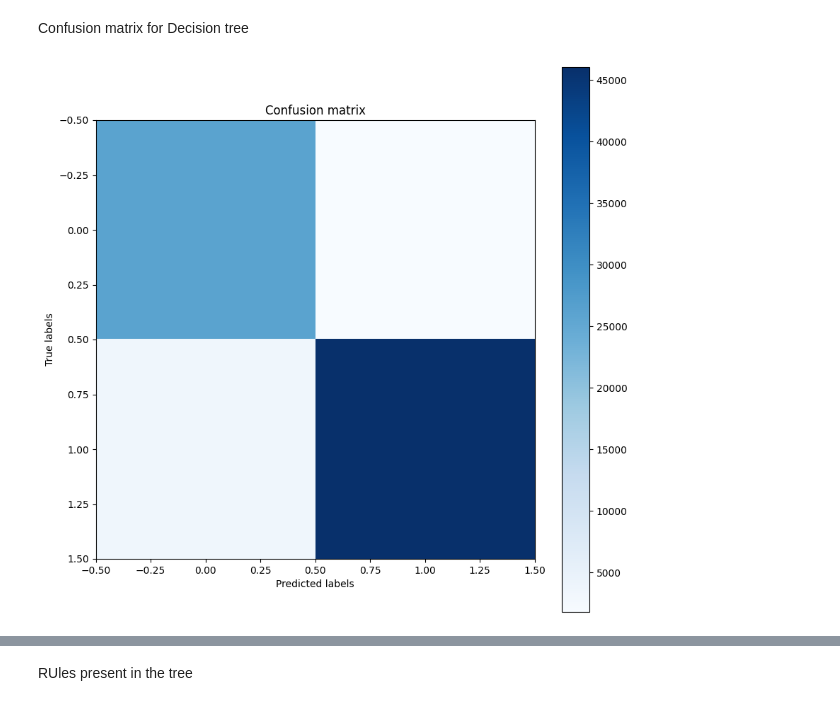
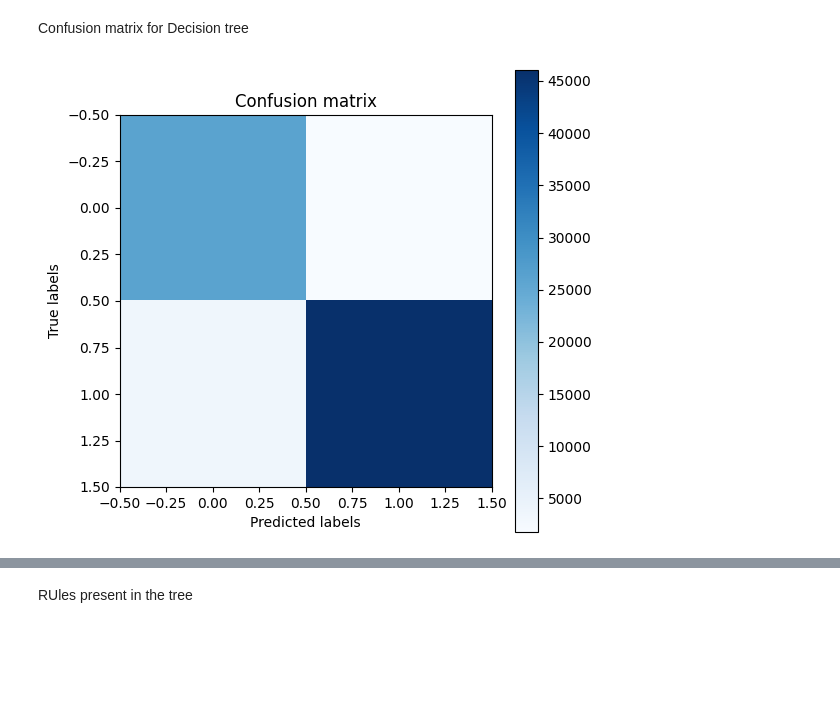
Before and after one commit to Abugahh/Detecting-Networks-Anomaly-using-ML, a Jupyter notebook: Project.ipynb, the cells around one changed output, grey strips where cells are left out. Saved outputs shown, nothing was run; the diff lists cells and outputs as text; code cells hidden in the pictures; blank space fills up the shorter version.

Commit message:
splitting headache

```diff
--- a/Project.ipynb
+++ b/Project.ipynb
@@ -254,7 +324,9 @@ y = df['label'].values
 X_train, X_test, y_train, y_test = train_test_split(X, y, test_size=0.3, random_state=11)
 
 # Create a decision tree model
-dt = DecisionTreeClassifier(max_depth=10, criterion='gini', random_state=11)
+dt = DecisionTreeClassifier(max_depth=2, criterion='gini', random_state=11 , min_samples_leaf=1 ,min_samples_split=2)
+
+#'criterion': 'gini', 'max_depth': 2, 'min_samples_leaf': 1, 'min_samples_split': 2
 
 # Fit the model to the training data
 dt.fit(X_train, y_train)
@@ -303,21 +433,21 @@ Confusion matrix for Decision tree
 # %%
 # Import modules
 from sklearn.metrics import confusion_matrix
 import matplotlib.pyplot as plt
 
 # Make predictions on the test data
 y_pred = dt.predict(X_test)
 
 # Create a confusion matrix
 cm = confusion_matrix(y_test, y_pred)
 
 # Plot the confusion matrix
-plt.figure(figsize=(10, 10))
+plt.figure(figsize=(6, 6))
 plt.imshow(cm, cmap='Blues')
 plt.xlabel('Predicted labels')
 plt.ylabel('True labels')
 plt.title('Confusion matrix')
 plt.colorbar()
 plt.show()
 # %% [output]
-[figure, old version]
+[figure, new version]
```
Also changed, not shown: parts of 21 cells of this notebook, 2 other files.
